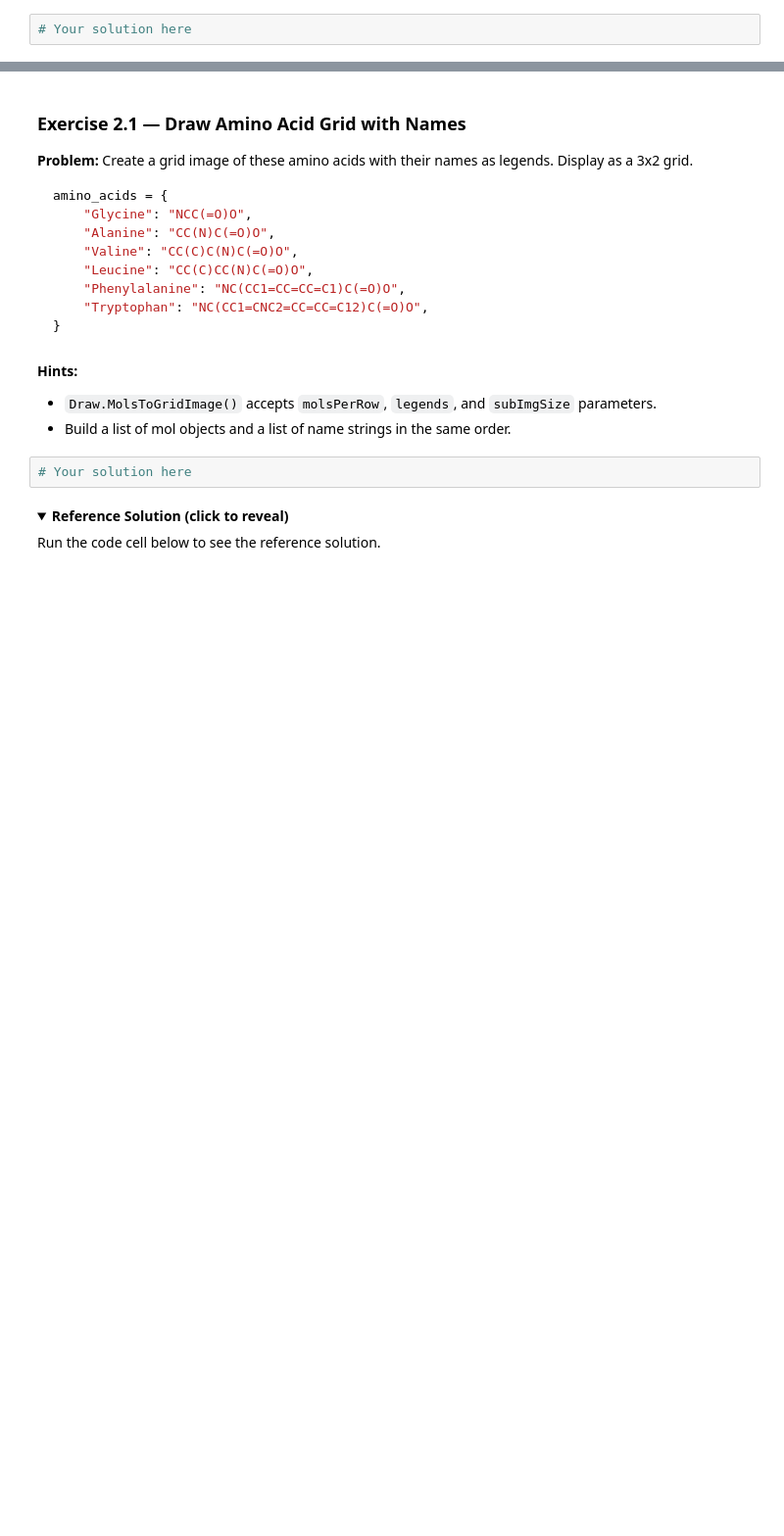
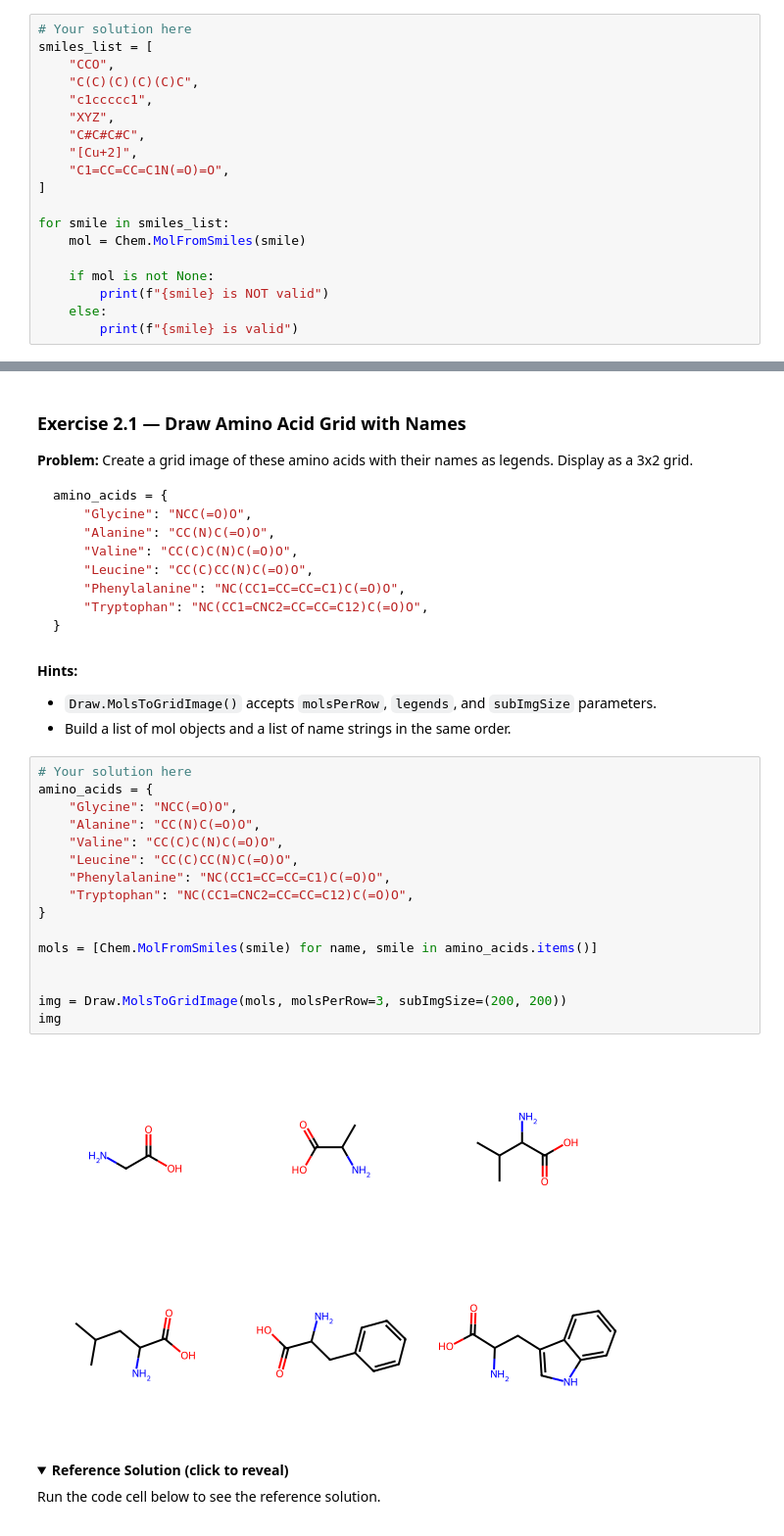
Before and after one commit to OmTarawneh/chem-rdkit-tutorial, a Jupyter notebook: notebooks/11-exercises.ipynb, the cells around one changed output, grey strips where cells are left out. Shown at 98% size. Saved outputs shown, nothing was run; the diff lists cells and outputs as text; folded sections open; blank space fills up the shorter version.

```diff
--- a/notebooks/11-exercises.ipynb
+++ b/notebooks/11-exercises.ipynb
@@ -133,3 +217,20 @@ smiles_list = ["CCO", "C(C)(C)(C)(C)C", "c1ccccc1", "XYZ", "C#C#C#C", "[Cu+2]",
 - Use `rdMolDescriptors.CalcMolFormula()` for the formula.
 # %%
 # Your solution here
+smiles_list = [
+    "CCO",
+    "C(C)(C)(C)(C)C",
+    "c1ccccc1",
+    "XYZ",
+    "C#C#C#C",
+    "[Cu+2]",
+    "C1=CC=CC=C1N(=O)=O",
+]
+
+for smile in smiles_list:
+    mol = Chem.MolFromSmiles(smile)
+
+    if mol is not None:
+        print(f"{smile} is NOT valid")
+    else:
+        print(f"{smile} is valid")
@@ -175,6 +314,22 @@ amino_acids = {
 - Build a list of mol objects and a list of name strings in the same order.
 # %%
 # Your solution here
+amino_acids = {
+    "Glycine": "NCC(=O)O",
+    "Alanine": "CC(N)C(=O)O",
+    "Valine": "CC(C)C(N)C(=O)O",
+    "Leucine": "CC(C)CC(N)C(=O)O",
+    "Phenylalanine": "NC(CC1=CC=CC=C1)C(=O)O",
+    "Tryptophan": "NC(CC1=CNC2=CC=CC=C12)C(=O)O",
+}
+
+mols = [Chem.MolFromSmiles(smile) for name, smile in amino_acids.items()]
+
+
+img = Draw.MolsToGridImage(mols, molsPerRow=3, subImgSize=(200, 200))
+img
+# %% [output]
+[figure, added]
 # %% [markdown]
 <details>
 <summary><b>Reference Solution (click to reveal)</b></summary>
```
Also changed, not shown: parts of 37 cells of this notebook.
